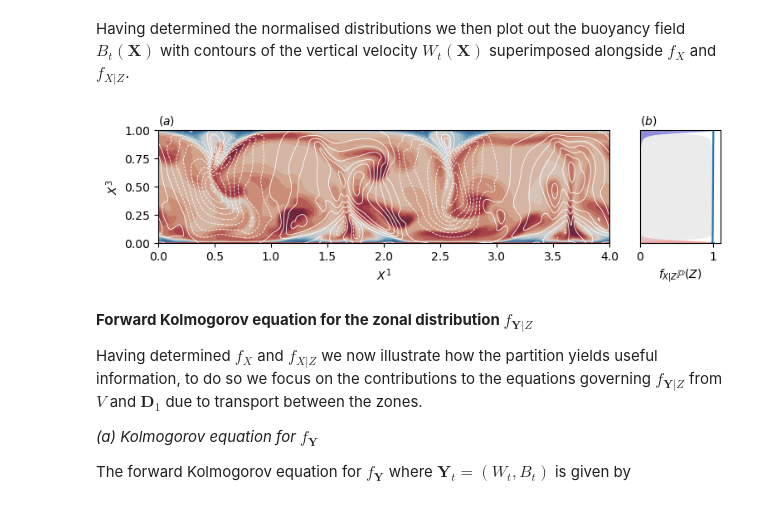
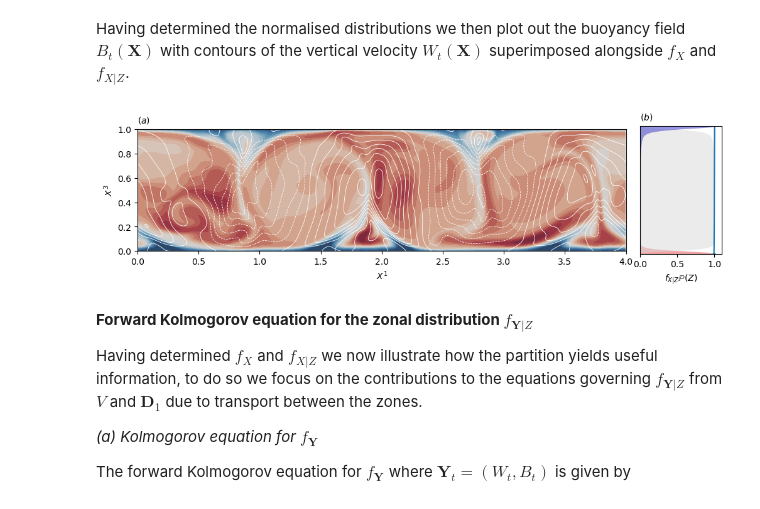
Before and after one commit to D-stratify/Theory, a Jupyter notebook: Rayleigh-Benard/RBC_Stochastic_BCS.ipynb, the cells around one changed output. Saved outputs shown, nothing was run; the diff lists cells and outputs as text; code cells hidden in the pictures.

```diff
--- a/Rayleigh-Benard/RBC_Stochastic_BCS.ipynb
+++ b/Rayleigh-Benard/RBC_Stochastic_BCS.ipynb
@@ -155,45 +156,47 @@ Having determined the normalised distributions we then plot out the buoyancy fie
 # %%
 fig, ax = plt.subplots(1,2,gridspec_kw={'width_ratios':[6,1],'wspace':0.05,'bottom':0.2},figsize=(12,3))
 
-# Pick an index for the snapshot (after negative fluctuation in buoyancy at the bottom boundary)
-idx = 52
-
 # Get boundary information from the wall slices
 with h5py.File(fname_fields, mode='r') as file:
-    t = file['tasks']['B'].dims[1][0][:]
+    t = file['tasks']['B'].dims[0][0][:]
     X = file['tasks']['B'].dims[1][0][:]
     Z = file['tasks']['B'].dims[2][0][:] # Chebyshev
+
+    # Pick an index for the snapshot (after negative fluctuation in buoyancy at the bottom boundary)
+    idx = np.where(t>t0)[0][66]
+
     B = file['tasks']['B'][idx,:,:]
     W = file['tasks']['W'][idx,:,:]
 
 # Plot field
 ax[0].contourf(X, Z, B[:,:].T, np.linspace(-0.5, 0.5, 21), cmap='RdBu_r', extend='both')
 ax[0].set_aspect('equal', adjustable='box')
 ax[0].contourf(X, Z, 0*B[:,:].T, [0,1e5], cmap='gray', alpha=0.3)
 ax[0].contour(X, Z, W[:,:].T,np.linspace(-1,1,21), colors='w',linewidths=0.6)
 ax[0].set_xlabel(r'$X^{1}$')
 ax[0].set_ylabel(r'$X^{3}$')
 ax[0].set_xlim([0,params['Lx']])
 ax[0].set_ylim([0,params['Lz']])
 ax[0].annotate(r'$(a)$', xy=(0.0, 1.05), xycoords='axes fraction')
 
 
 # Plot boundary layer and bulk zones
 col = (0.85,0.85,0.85) # Define grey color
 ax[1].fill_betweenx(z_1d, f_Xs[0], color=(0.9,0.3,0.3), alpha=0.5, edgecolor=None)
 ax[1].fill_betweenx(z_1d, f_Xs[1], color=(0.85,0.85,0.85), alpha=0.5, edgecolor=None)
 ax[1].fill_betweenx(z_1d, f_Xs[2], color=(0.2,0.2,0.8), alpha=0.5, edgecolor=None)
 ax[1].plot((f_Xs[0]+f_Xs[1]+f_Xs[2]), z_1d, '-C0', lw=1.6)
 ax[1].set_xlabel(r'$f_{X|Z}\mathbb{P}(Z)$')
 ax[1].set_yticks([])
 ax[1].set_ylim([0,1])
 ax[1].set_xlim([0,1.1])
 ax[1].annotate(r'$(b)$', xy=(0.0, 1.05), xycoords='axes fraction')
 
 plt.savefig('fig_field.pdf',dpi=100)
 plt.show()
+plt.close('all')
 # %% [output]
-[figure, old version]
+[figure, new version]
 # %% [markdown]
 **Forward Kolmogorov equation for the zonal distribution $f_{\boldsymbol{Y}|Z}$**
 
```
Also changed, not shown: parts of 4 cells of this notebook.
